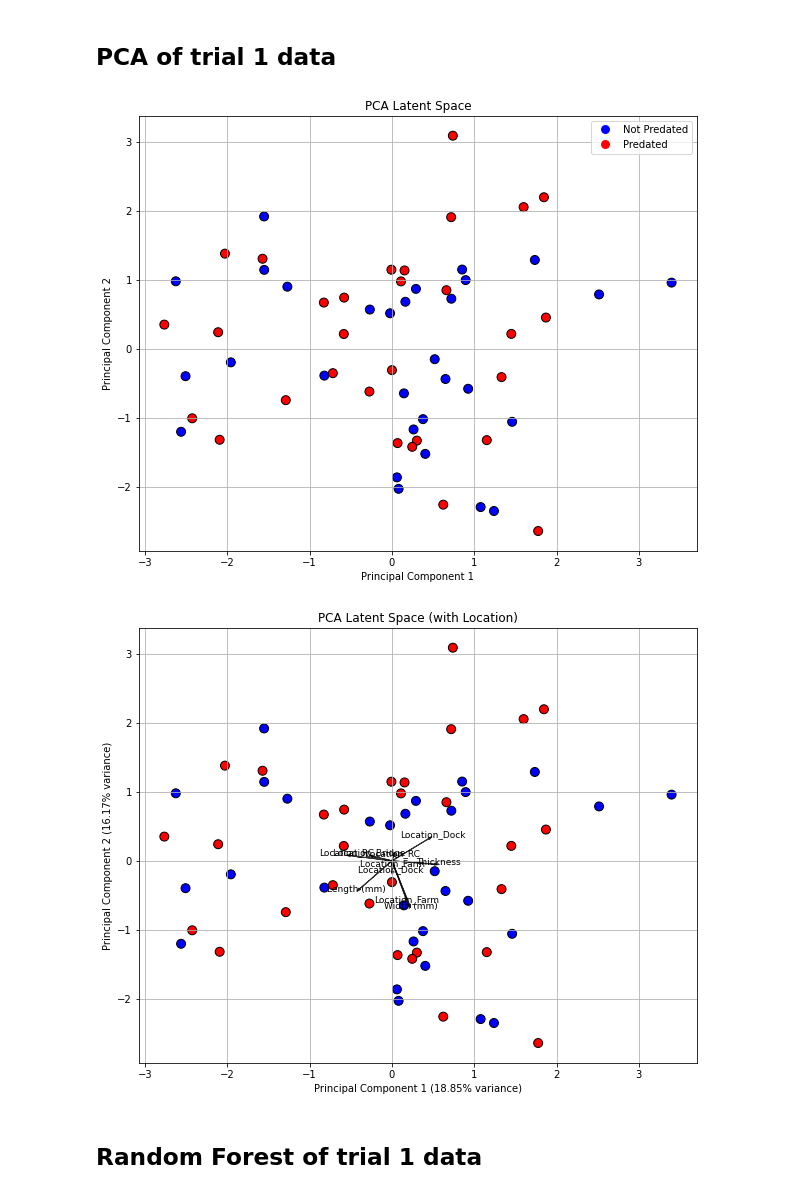
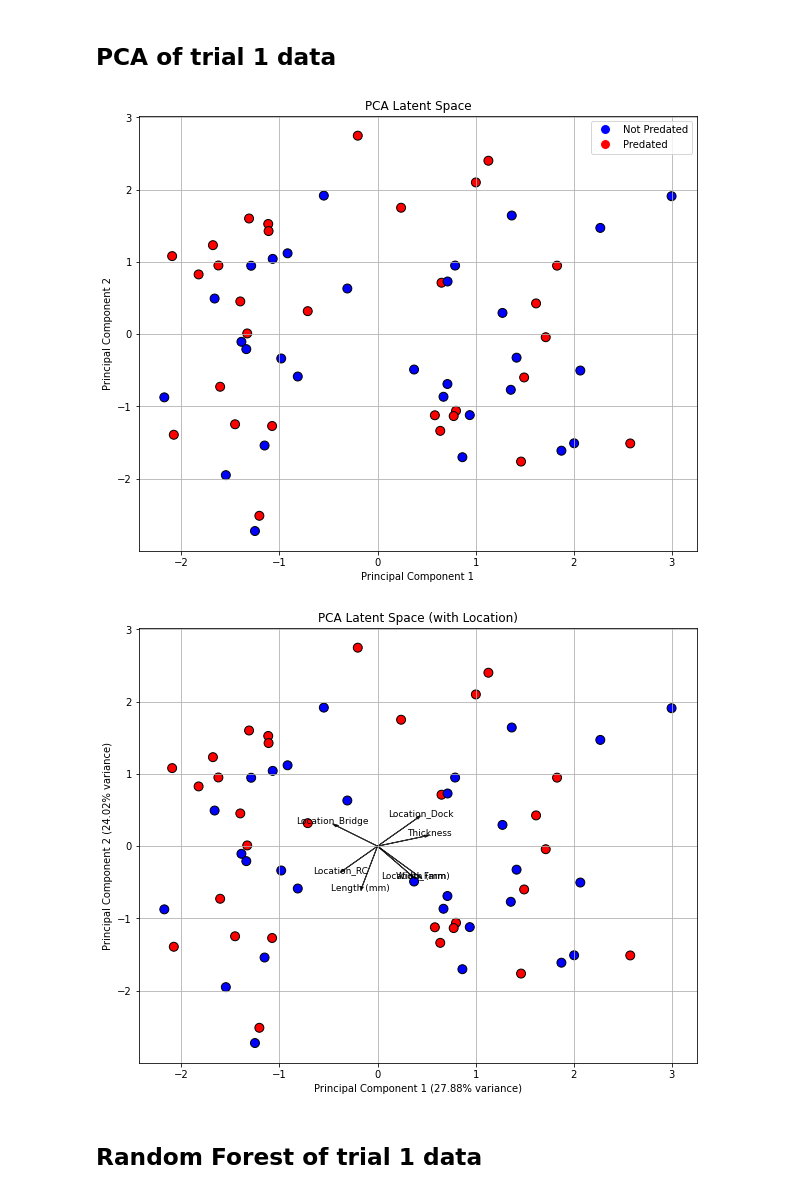
Before and after one commit to henrysun9074/oysterdrill, a Jupyter notebook: code/trial1.ipynb, the cells around one changed output. Drawn from its saved outputs; the diff is of its cells as text; code cells hidden in the pictures.

```diff
--- a/code/trial1.ipynb
+++ b/code/trial1.ipynb
@@ -10,6 +10,7 @@ df = pd.read_csv('/Users/henrysun_1/Desktop/Duke/2024-2025/oysterdrill/data/tria
 df = df.drop('Trial',axis=1)
 df = df.drop('Notes (dead day 2, etc)',axis=1)
 df = df.drop('Rep', axis=1)
+df['Location'] = df['Location'].str.strip()
 df
 # %% [output]
 |  | Oyster | Predation Date | Predated | Length (mm) | Width (mm) | Thickness | Location |
@@ -113,38 +114,37 @@ features = ["Length (mm)", "Width (mm)", "Thickness", "Location"]
 X = data[features].dropna()
 y = data["Predated"].dropna().loc[X.index]
 
-encoder = OneHotEncoder(sparse=False, drop="first")
+encoder = OneHotEncoder(sparse=False)
 location_encoded = encoder.fit_transform(X[["Location"]])
 numerical_features = X[["Length (mm)", "Width (mm)", "Thickness"]].values
 X_encoded = np.hstack([numerical_features, location_encoded])
 scaler = StandardScaler()
 X_scaled = scaler.fit_transform(X_encoded)
 
 pca = PCA(n_components=2)
 latent_space = pca.fit_transform(X_scaled)
 latent_df = pd.DataFrame(latent_space, columns=["PC1", "PC2"])
 latent_df["Predated"] = y.values
-colors = latent_df["Predated"].map({0: "blue", 1: "red"})  # Map predation values to colors
-
+colors = latent_df["Predated"].map({0: "blue", 1: "red"})
 plt.figure(figsize=(10, 8))
 scatter = plt.scatter(latent_df["PC1"], latent_df["PC2"],
                       c=colors,
                       cmap="coolwarm",
                       edgecolor="k",
                       s=80)
 # plt.colorbar(scatter, label="Predation Status")
 plt.legend(handles=[
     plt.Line2D([0], [0], marker="o", color="w", markerfacecolor="blue", markersize=10, label="Not Predated"),
     plt.Line2D([0], [0], marker="o", color="w", markerfacecolor="red", markersize=10, label="Predated")
 ])
 
 plt.title("PCA Latent Space")
 plt.xlabel("Principal Component 1")
 plt.ylabel("Principal Component 2")
 plt.grid(True)
 plt.show()
 # %% [output]
-[figure, old version]
+[figure, new version]
 # %%
 explained_variance = pca.explained_variance_ratio_
 plt.figure(figsize=(10, 8))
@@ -168,6 +168,6 @@ for i, feature in enumerate(features_with_location):
 plt.grid(True)
 plt.show()
 # %% [output]
-[figure, old version]
+[figure, new version]
 # %% [markdown]
 ## Random Forest of trial 1 data
```
Also changed, not shown: parts of 3 cells of this notebook.
